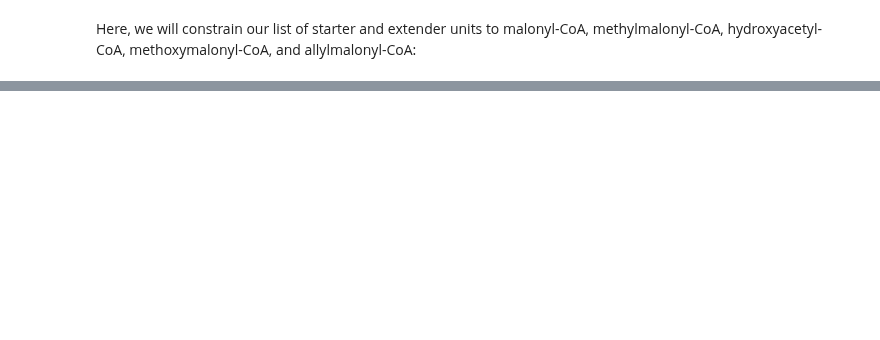
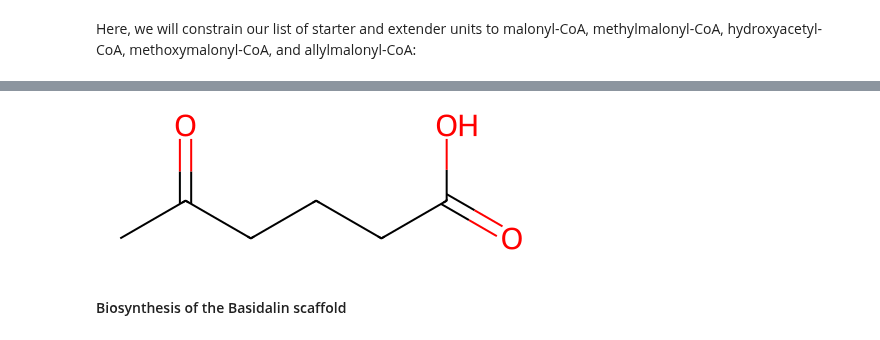
Before and after one commit to yashchainani21/RetroTideV2, a Jupyter notebook: notebooks/nb_05_RetroTide_aliphatic_targets.ipynb, the cells around one changed output, grey strips where cells are left out. Saved outputs shown, nothing was run; the diff lists cells and outputs as text; code cells hidden in the pictures; blank space fills up the shorter version.

```diff
--- a/notebooks/nb_05_RetroTide_aliphatic_targets.ipynb
+++ b/notebooks/nb_05_RetroTide_aliphatic_targets.ipynb
@@ -30,0 +145,6 @@ extender_codes = ["Malonyl-CoA",
+# %%
+_pks_release_reaction(pks_release_mechanism = 'thiolysis', bound_product_mol = bound_top_PKS_product)
+# %% [output]
+[figure, added]
+# %% [markdown]
+#### Biosynthesis of the Basidalin scaffold
```
Also changed, not shown: parts of 13 cells of this notebook.
